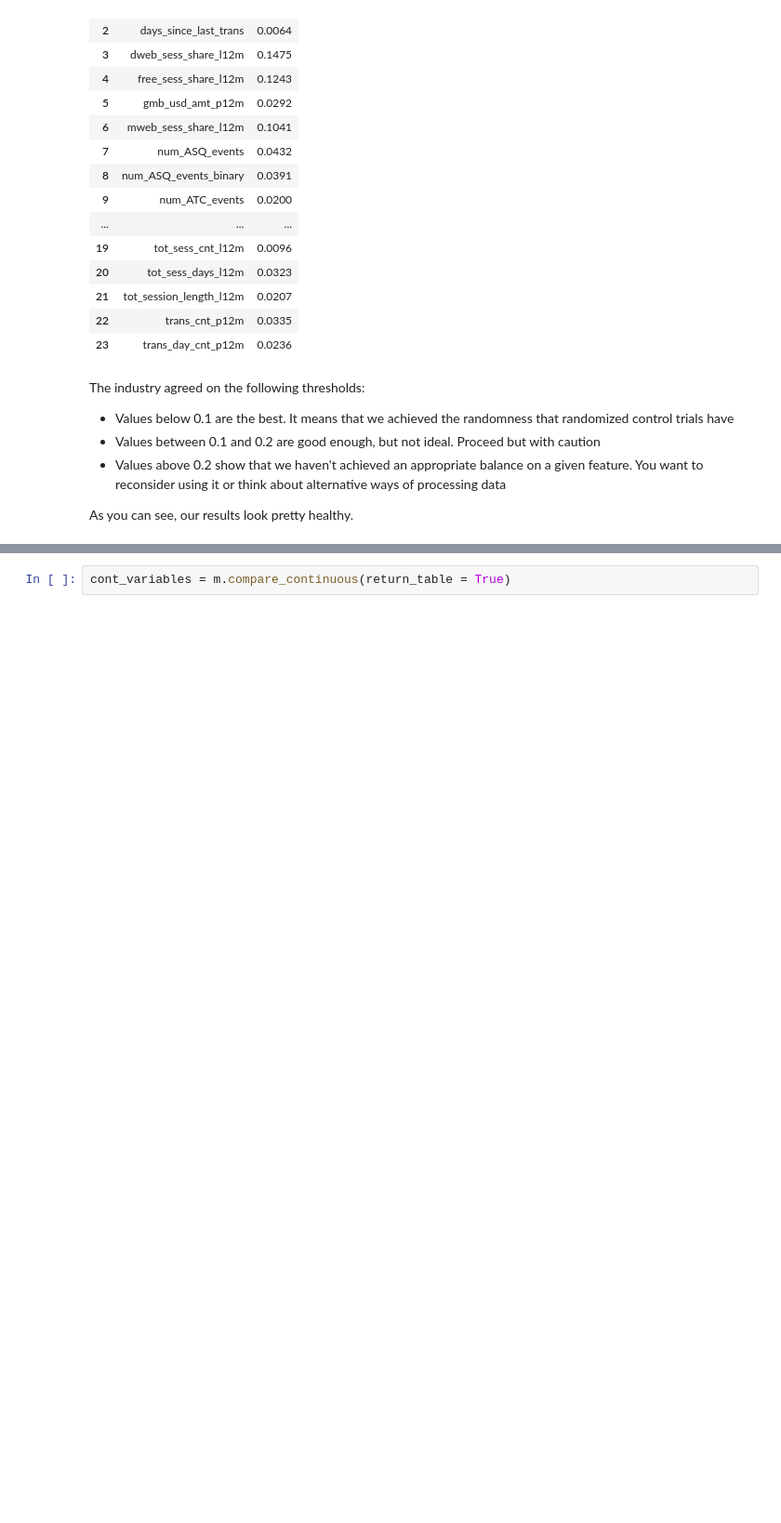
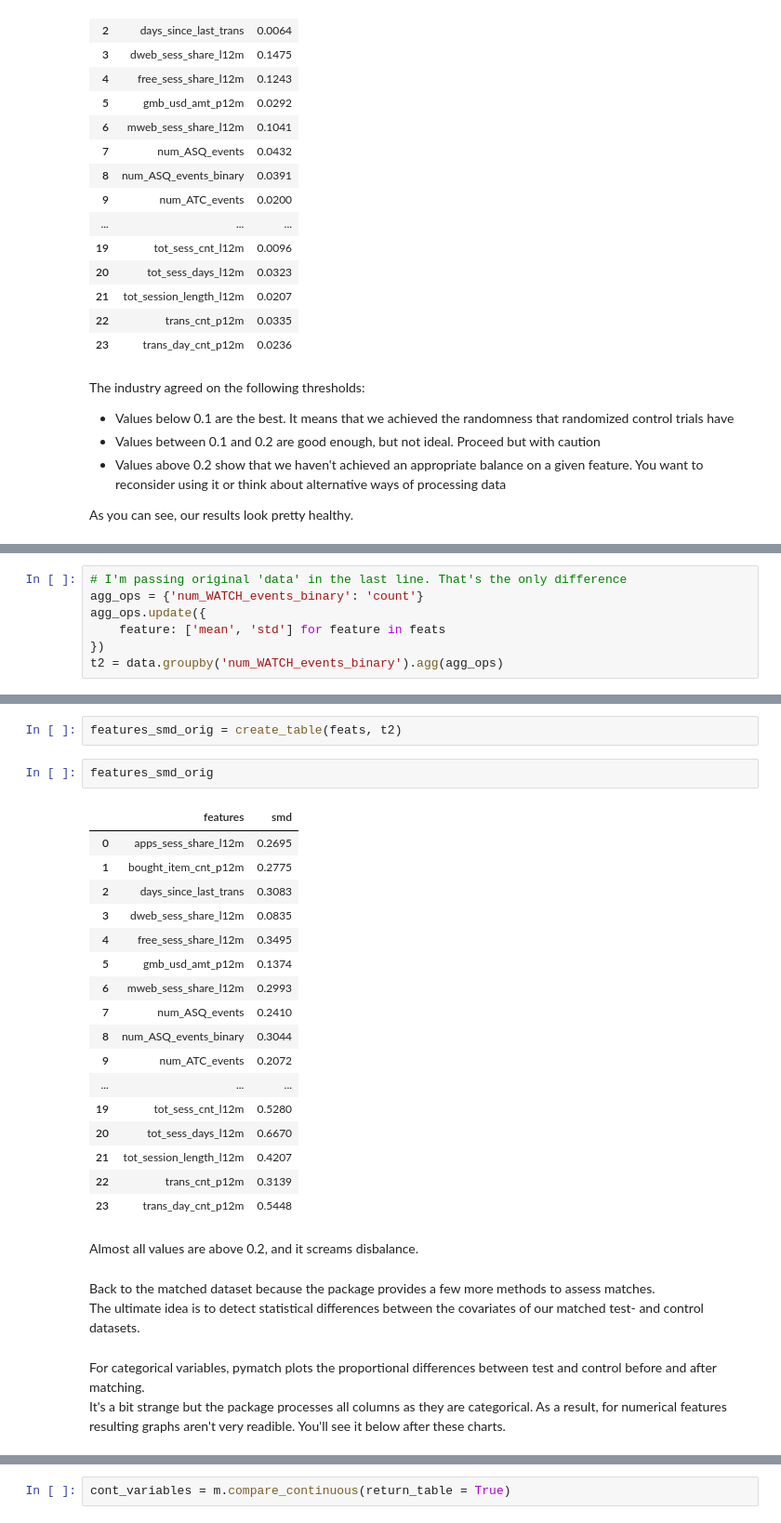
Before and after one commit to nastyh/Matching-in-Python, a Jupyter notebook: Matching in Python.ipynb, the cells around one changed output, grey strips where cells are left out. Shown at 93% size. Drawn from its saved outputs; the diff is of its cells as text; blank space fills up the shorter version.

```diff
--- a/Matching in Python.ipynb
+++ b/Matching in Python.ipynb
@@ -352,0 +355,7 @@ As you can see, our results look pretty healthy.
+# %%
+# I'm passing original 'data' in the last line. That's the only difference
+agg_ops = {'num_WATCH_events_binary': 'count'}
+agg_ops.update({
+    feature: ['mean', 'std'] for feature in feats
+})
+t2 = data.groupby('num_WATCH_events_binary').agg(agg_ops)
@@ -353,3 +371,34 @@ As you can see, our results look pretty healthy.
+# %%
+features_smd_orig = create_table(feats, t2)
+# %%
+features_smd_orig
+# %% [output]
+|  | features | smd |
+| 0 | apps_sess_share_l12m | 0.2695 |
+| 1 | bought_item_cnt_p12m | 0.2775 |
+| 2 | days_since_last_trans | 0.3083 |
+| 3 | dweb_sess_share_l12m | 0.0835 |
+| 4 | free_sess_share_l12m | 0.3495 |
+| 5 | gmb_usd_amt_p12m | 0.1374 |
+| 6 | mweb_sess_share_l12m | 0.2993 |
+| 7 | num_ASQ_events | 0.2410 |
+| 8 | num_ASQ_events_binary | 0.3044 |
+| 9 | num_ATC_events | 0.2072 |
+| ... | ... | ... |
+| 19 | tot_sess_cnt_l12m | 0.5280 |
+| 20 | tot_sess_days_l12m | 0.6670 |
+| 21 | tot_session_length_l12m | 0.4207 |
+| 22 | trans_cnt_p12m | 0.3139 |
+| 23 | trans_day_cnt_p12m | 0.5448 |
+# %% [markdown]
+Almost all values are above 0.2, and it screams disbalance.
+# %% [markdown]
+Back to the matched dataset because the package provides a few more methods to assess matches.
+The ultimate idea is to detect statistical differences between the covariates of our matched test- and control datasets.
+# %% [markdown]
+For categorical variables, pymatch plots the proportional differences between test and control before and after matching.
+It's a bit strange but the package processes all columns as they are categorical. As a result, for numerical features resulting graphs aren't very readible.
+You'll see it below after these charts.
 # %%
 categorical_results = m.compare_categorical(return_table = True)
 # %% [output]
```
Also changed, not shown: parts of 4 cells of this notebook.
